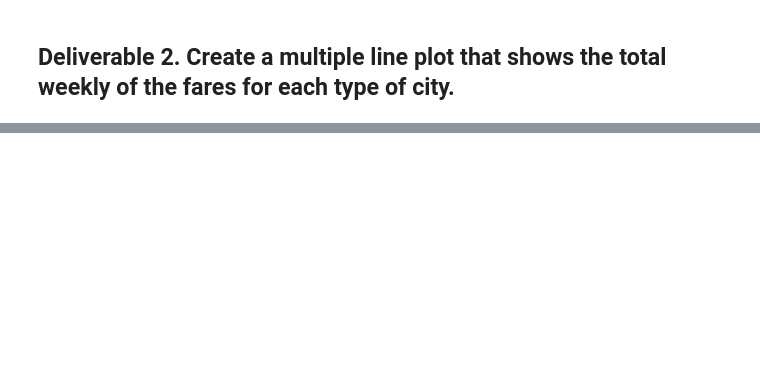
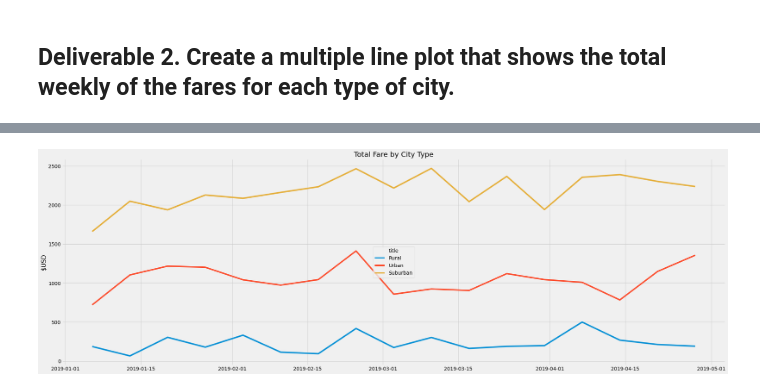
Before and after one commit to KalebGordon/Ridesharing_Analysis, a Jupyter notebook: PyBer_Challenge_starter_code.ipynb, the cells around one changed output, grey strips where cells are left out. Cells and saved outputs as stored; diff of their text form; code cells hidden in the pictures; blank space fills up the shorter version.

```diff
--- a/PyBer_Challenge_starter_code.ipynb
+++ b/PyBer_Challenge_starter_code.ipynb
@@ -137,3 +169,5 @@ pyber_summary_df
 # %%
 # 4. Create a pivot table with the 'date' as the index, the columns ='type', and values='fare'
 # to get the total fares for each type of city by the date.
+weekly_fares_pivot = weekly_fares_df.pivot(index='date', columns='type', values='fare').reset_index()
+weekly_fares_pivot
@@ -140,2 +188,5 @@ pyber_summary_df
 # %%
 # 5. Create a new DataFrame from the pivot table DataFrame using loc on the given dates, '2019-01-01':'2019-04-29'.
+date_range = (weekly_fares_pivot['date'] > '2019-01-01') & (weekly_fares_pivot['date'] < '2019-04-29')
+date_range_df = weekly_fares_pivot.loc[date_range]
+date_range_df
@@ -142,5 +207,6 @@ pyber_summary_df
 # %%
 # 6. Set the "date" index to datetime datatype. This is necessary to use the resample() method in Step 8.
 # df.index = pd.to_datetime(df.index)
+date_range_df.index = pd.to_datetime(date_range_df.date)
 # %%
 # 7. Check that the datatype for the index is datetime using df.info()
@@ -147,2 +226,4 @@ pyber_summary_df
 # %%
 # 8. Create a new DataFrame using the "resample()" function by week 'W' and get the sum of the fares for each week.
+date_range_resample_df = date_range_df.resample("W").sum()
+date_range_resample_df
@@ -149,7 +250,14 @@ pyber_summary_df
 # %%
 # 8. Using the object-oriented interface method, plot the resample DataFrame using the df.plot() function.
 
+fig, ax = plt.subplots(figsize=(30,10))
+ax.plot(date_range_resample_df)
+plt.ylabel("$USD")
+plt.title("Total Fare by City Type")
+plt.legend(['Rural', 'Urban', 'Suburban'], loc='center', title='title')
 # Import the style from Matplotlib.
 from matplotlib import style
 # Use the graph style fivethirtyeight.
 style.use('fivethirtyeight')
+# %% [output]
+[figure, added]
```
Also changed, not shown: parts of 14 cells of this notebook.
